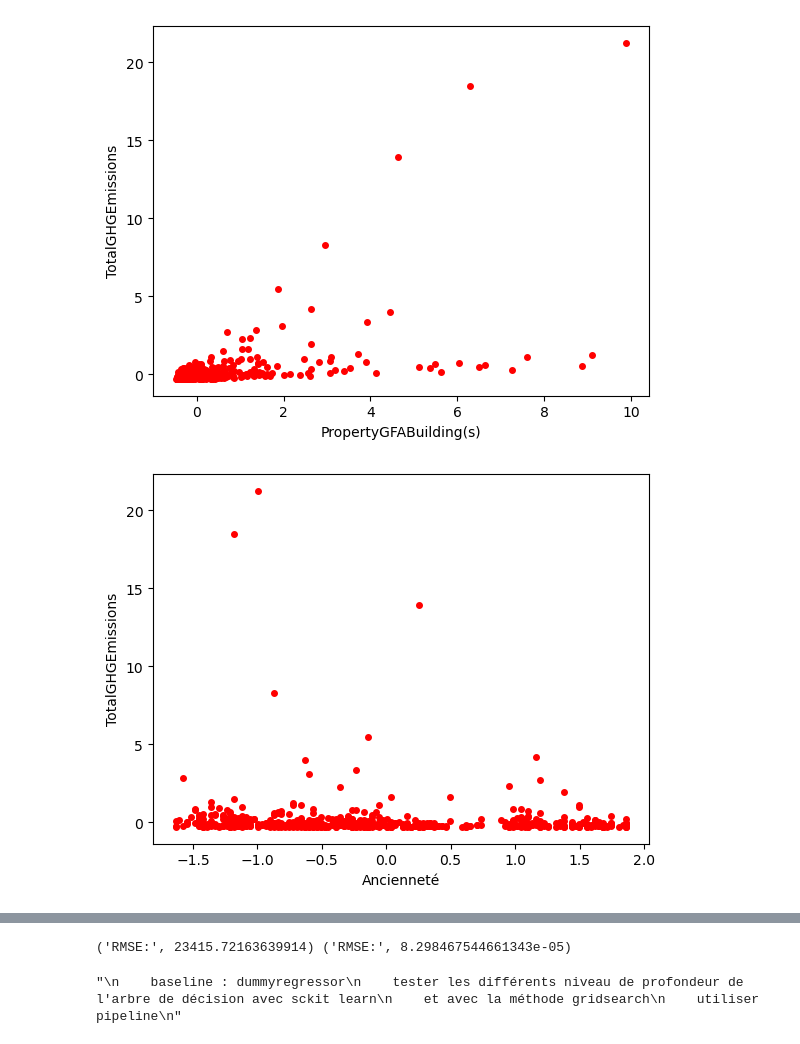
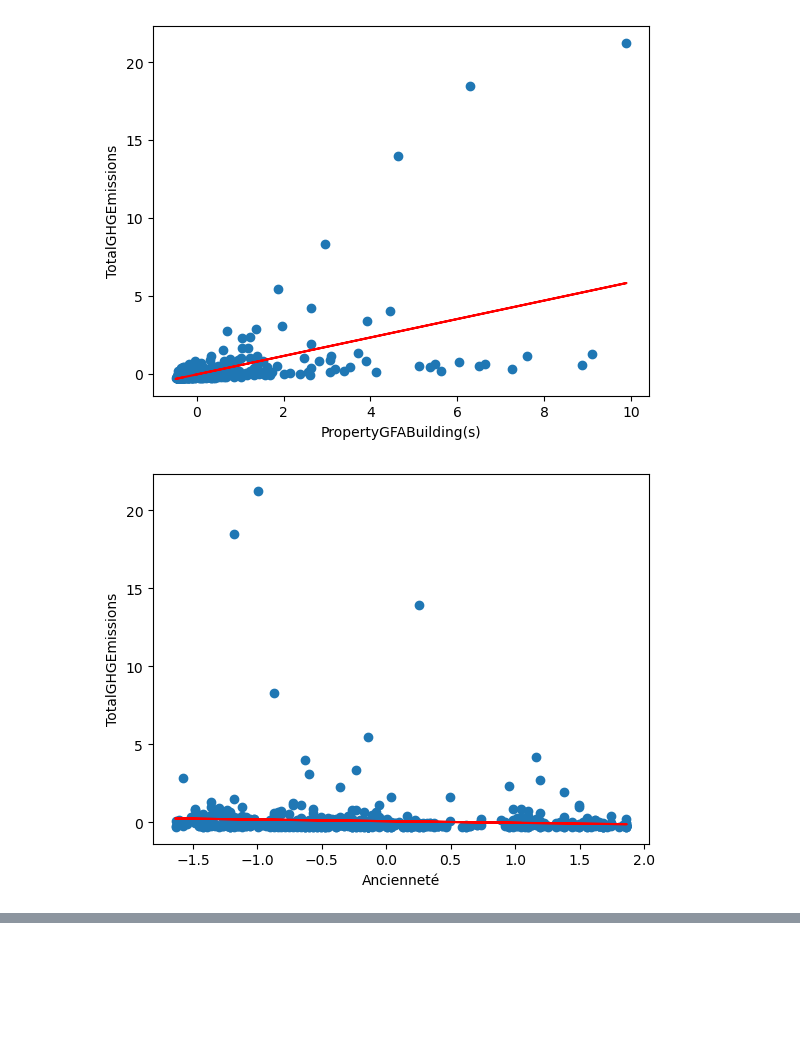
Before and after one commit to BinaryLost/machine_learning_projects, a Jupyter notebook: projet_3/analyse_emission.ipynb, the cells around one changed output, grey strips where cells are left out. Saved outputs shown, nothing was run; the diff lists cells and outputs as text; code cells hidden in the pictures; blank space fills up the shorter version.

Commit message:
factoriser fonctions, droite de regression, dummyregressor,arbre de décision et grid

```diff
--- a/projet_3/analyse_emission.ipynb
+++ b/projet_3/analyse_emission.ipynb
@@ -18,7 +7,12 @@ def showScatterPlot(x,y):
+# %%
+#initialisation des valeurs explicatives et dépendantes
+X = ['NumberofBuildings', 'NumberofFloors', 'PropertyGFATotal', 'PropertyGFAParking', 'PropertyGFABuilding(s)'] + list(data.filter(regex='^(LargestPropertyUseType_|Neighborhood_)').columns)
+y = 'TotalGHGEmissions'
 # %%
-showScatterPlot('PropertyGFATotal','TotalGHGEmissions')
-showScatterPlot('SiteEnergyUseWN(kBtu)', 'TotalGHGEmissions')
-showScatterPlot('PropertyGFABuilding(s)', 'TotalGHGEmissions')
-showScatterPlot('Ancienneté', 'TotalGHGEmissions')
-showScatterPlot('NumberofFloors', 'TotalGHGEmissions')
+# quelques analyses bivariées
+functions.showScatterPlot(data,'PropertyGFATotal',y)
+functions.showScatterPlot(data,'SiteEnergyUseWN(kBtu)',y)
+functions.showScatterPlot(data,'PropertyGFABuilding(s)',y)
+functions.showScatterPlot(data,'Ancienneté',y)
+functions.showScatterPlot(data,'NumberofFloors',y)
 # %% [output]
@@ -27,2 +21,2 @@ showScatterPlot('NumberofFloors', 'TotalGHGEmissions')
-[figure, old version]
+[figure, new version]
-[figure, old version]
+[figure, new version]
@@ -30,27 +23,0 @@ showScatterPlot('NumberofFloors', 'TotalGHGEmissions')
-# %%
-def dummy_regressor_model(cible):
-    X = data[['PropertyGFAParking', 'PropertyGFABuilding(s)', 'ENERGYSTARScore', 'SiteEnergyUseWN(kBtu)', 'SteamUse(kBtu)', 'Electricity(kBtu)', 'NaturalGas(kBtu)', 'Ancienneté', 'Floors_0', 'Floors_1', 'Floors_2', 'Floors_3', 'Floors_4', 'Floors_5', 'Floors_6', 'Floors_7', 'Floors_8', 'Floors_9', 'Floors_10', 'Floors_11', 'Floors_12', 'Floors_13', 'Floors_14', 'Floors_15', 'Floors_16', 'Floors_17', 'Floors_18', 'Floors_19', 'Floors_20', 'Floors_21', 'Floors_22', 'Floors_23', 'Floors_24', 'Floors_25', 'Floors_27', 'Floors_28', 'Floors_29', 'Floors_30', 'Floors_33', 'Floors_34', 'Floors_36', 'Floors_37', 'Floors_39', 'Floors_41', 'Floors_42', 'Floors_46', 'Floors_47', 'Floors_49', 'Floors_55', 'Floors_56', 'Floors_63', 'Floors_76', 'Floors_99', 'Buildings_0.0', 'Buildings_1.0', 'Buildings_2.0', 'Buildings_3.0', 'Buildings_4.0', 'Buildings_5.0', 'Buildings_6.0', 'Buildings_7.0', 'Buildings_8.0', 'Buildings_9.0']]
-
-    y = data[cible]
-    X_train, X_test, y_train, y_test = train_test_split(X, y, test_size=0.2, random_state=42)
-    lr = LinearRegression()
-    lr.fit(X_train, y_train)
-    y_pred = lr.predict(X_test)
-    rmse = mean_squared_error(y_test, y_pred, squared=False)
-    return 'RMSE:', rmse
-print(
-    dummy_regressor_model('TotalGHGEmissions'),
-)
-# %% [output]
-('RMSE:', 23415.72163639914) ('RMSE:', 8.298467544661343e-05)
-# %%
-
-
-'''
-    baseline : dummyregressor
-    tester les différents niveau de profondeur de l'arbre de décision avec sckit learn
-    et avec la méthode gridsearch
-    utiliser pipeline
-'''
-# %% [output]
-"\n    baseline : dummyregressor\n    tester les différents niveau de profondeur de l'arbre de décision avec sckit learn\n    et avec la méthode gridsearch\n    utiliser pipeline\n"
```
Also changed, not shown: parts of 8 cells of this notebook, 4 other files.
